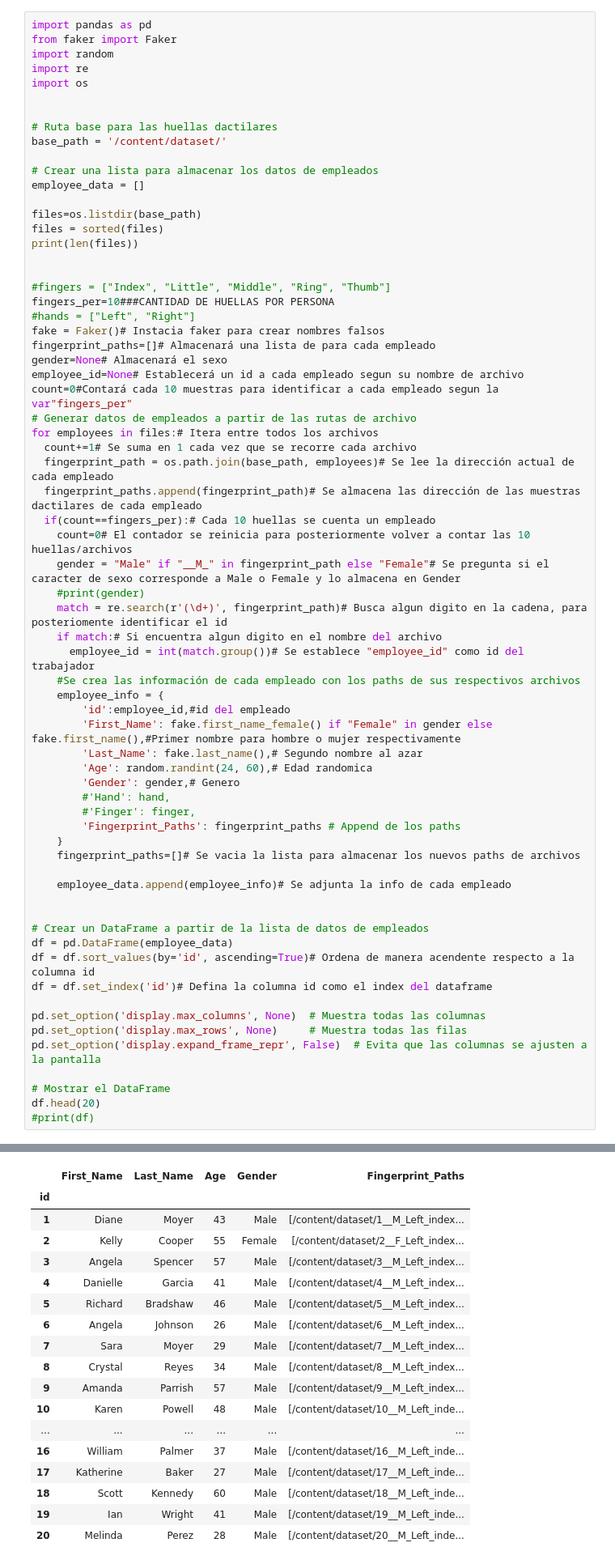
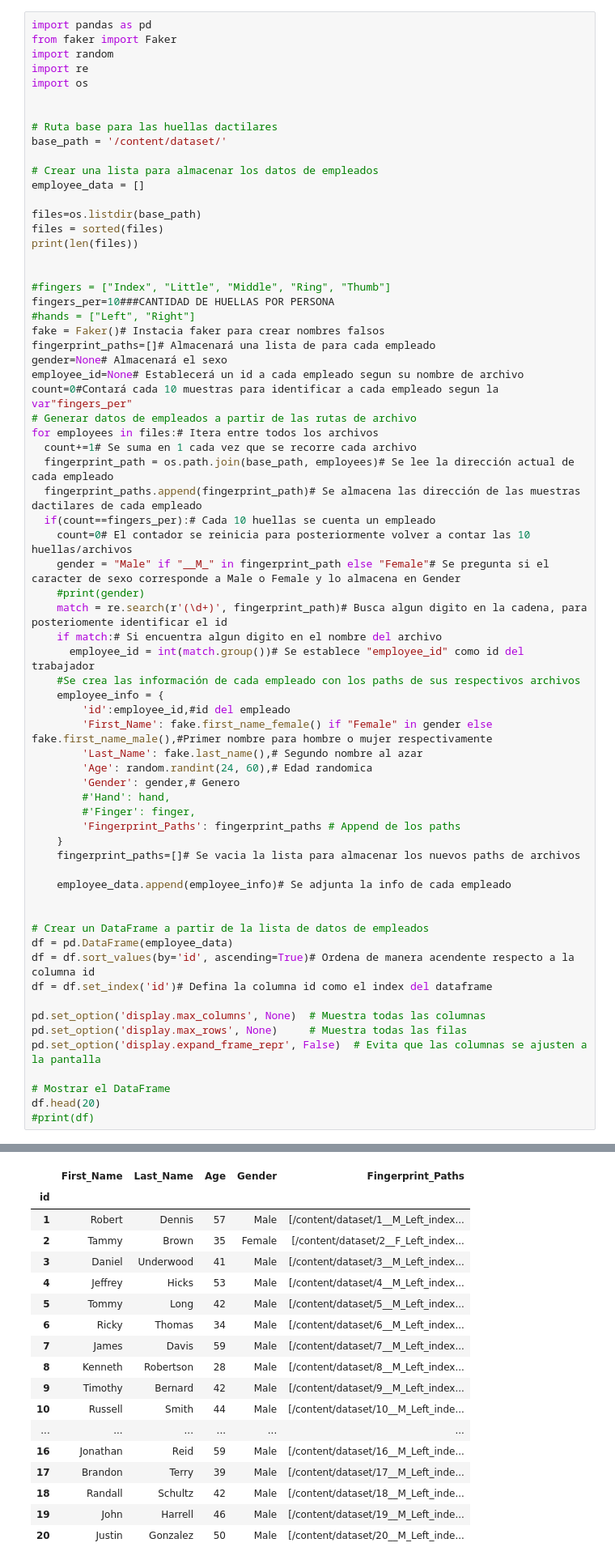
Before and after one commit to 97hackbrian/ArtificialVision, a Jupyter notebook: Exam_2_Coding.ipynb, the cells around one changed output, grey strips where cells are left out. Shown: that part at 81% size. Cells and saved outputs as stored; diff of their text form.

```diff
--- a/Exam_2_Coding.ipynb
+++ b/Exam_2_Coding.ipynb
@@ -112,48 +100,48 @@ for employees in files:# Itera entre todos los archivos
     #Se crea las información de cada empleado con los paths de sus respectivos archivos
     employee_info = {
         'id':employee_id,#id del empleado
-        'First_Name': fake.first_name_female() if "Female" in gender else fake.first_name(),#Primer nombre para hombre o mujer respectivamente
+        'First_Name': fake.first_name_female() if "Female" in gender else fake.first_name_male(),#Primer nombre para hombre o mujer respectivamente
         'Last_Name': fake.last_name(),# Segundo nombre al azar
         'Age': random.randint(24, 60),# Edad randomica
         'Gender': gender,# Genero
         #'Hand': hand,
         #'Finger': finger,
         'Fingerprint_Paths': fingerprint_paths # Append de los paths
     }
     fingerprint_paths=[]# Se vacia la lista para almacenar los nuevos paths de archivos
 
     employee_data.append(employee_info)# Se adjunta la info de cada empleado
 
 
 # Crear un DataFrame a partir de la lista de datos de empleados
 df = pd.DataFrame(employee_data)
 df = df.sort_values(by='id', ascending=True)# Ordena de manera acendente respecto a la columna id
 df = df.set_index('id')# Defina la columna id como el index del dataframe
 
 pd.set_option('display.max_columns', None)  # Muestra todas las columnas
 pd.set_option('display.max_rows', None)     # Muestra todas las filas
 pd.set_option('display.expand_frame_repr', False)  # Evita que las columnas se ajusten a la pantalla
 
 # Mostrar el DataFrame
 df.head(20)
 #print(df)
 # %% [output]
 200
 |  | First_Name | Last_Name | Age | Gender | Fingerprint_Paths |
 | id |  |  |  |  |  |
-| 1 | Diane | Moyer | 43 | Male | [/content/dataset/1__M_Left_index... |
-| 2 | Kelly | Cooper | 55 | Female | [/content/dataset/2__F_Left_index... |
-| 3 | Angela | Spencer | 57 | Male | [/content/dataset/3__M_Left_index... |
-| 4 | Danielle | Garcia | 41 | Male | [/content/dataset/4__M_Left_index... |
-| 5 | Richard | Bradshaw | 46 | Male | [/content/dataset/5__M_Left_index... |
-| 6 | Angela | Johnson | 26 | Male | [/content/dataset/6__M_Left_index... |
-| 7 | Sara | Moyer | 29 | Male | [/content/dataset/7__M_Left_index... |
-| 8 | Crystal | Reyes | 34 | Male | [/content/dataset/8__M_Left_index... |
-| 9 | Amanda | Parrish | 57 | Male | [/content/dataset/9__M_Left_index... |
-| 10 | Karen | Powell | 48 | Male | [/content/dataset/10__M_Left_inde... |
+| 1 | Robert | Dennis | 57 | Male | [/content/dataset/1__M_Left_index... |
+| 2 | Tammy | Brown | 35 | Female | [/content/dataset/2__F_Left_index... |
+| 3 | Daniel | Underwood | 41 | Male | [/content/dataset/3__M_Left_index... |
+| 4 | Jeffrey | Hicks | 53 | Male | [/content/dataset/4__M_Left_index... |
+| 5 | Tommy | Long | 42 | Male | [/content/dataset/5__M_Left_index... |
+| 6 | Ricky | Thomas | 34 | Male | [/content/dataset/6__M_Left_index... |
+| 7 | James | Davis | 59 | Male | [/content/dataset/7__M_Left_index... |
+| 8 | Kenneth | Robertson | 28 | Male | [/content/dataset/8__M_Left_index... |
+| 9 | Timothy | Bernard | 42 | Male | [/content/dataset/9__M_Left_index... |
+| 10 | Russell | Smith | 44 | Male | [/content/dataset/10__M_Left_inde... |
 | ... | ... | ... | ... | ... | ... |
-| 16 | William | Palmer | 37 | Male | [/content/dataset/16__M_Left_inde... |
-| 17 | Katherine | Baker | 27 | Male | [/content/dataset/17__M_Left_inde... |
-| 18 | Scott | Kennedy | 60 | Male | [/content/dataset/18__M_Left_inde... |
-| 19 | Ian | Wright | 41 | Male | [/content/dataset/19__M_Left_inde... |
-| 20 | Melinda | Perez | 28 | Male | [/content/dataset/20__M_Left_inde... |
+| 16 | Jonathan | Reid | 59 | Male | [/content/dataset/16__M_Left_inde... |
+| 17 | Brandon | Terry | 39 | Male | [/content/dataset/17__M_Left_inde... |
+| 18 | Randall | Schultz | 42 | Male | [/content/dataset/18__M_Left_inde... |
+| 19 | John | Harrell | 46 | Male | [/content/dataset/19__M_Left_inde... |
+| 20 | Justin | Gonzalez | 50 | Male | [/content/dataset/20__M_Left_inde... |
```
Also changed, not shown: parts of 6 cells of this notebook.
